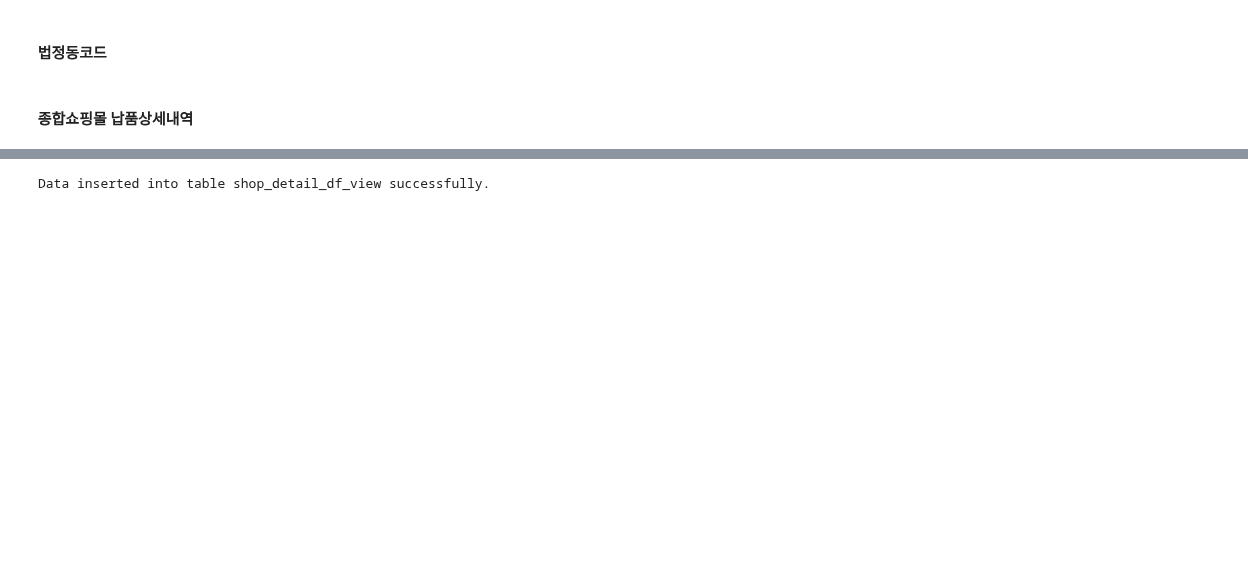
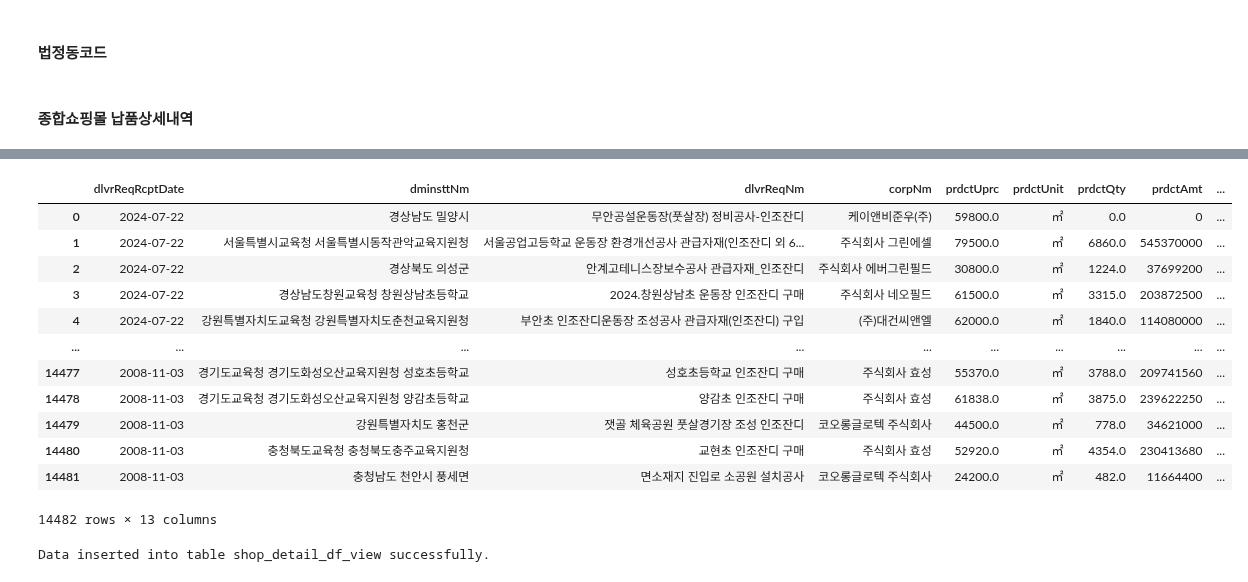
Before and after one commit to kkwann/mido_project, a Jupyter notebook: 1.Data_preprocessing_shop.ipynb, the cells around one changed output, grey strips where cells are left out. Cells and saved outputs as stored; diff of their text form; code cells hidden in the pictures; blank space fills up the shorter version.

```diff
--- a/1.Data_preprocessing_shop.ipynb
+++ b/1.Data_preprocessing_shop.ipynb
@@ -91,4 +91,4 @@ emd_code_list = list(chain(*chain(*dist_code_list)))
 # %% [markdown]
 #### 종합쇼핑몰 납품상세내역
 # %%
-all_shop_df = get_dataframe_from_bigquery('g2b', 'shop_detail_df_total', bigquerykey_path)
+all_shop_df = get_dataframe_from_bigquery('g2b', 'shop_detail_df_all', bigquerykey_path)
@@ -129,3 +120,19 @@ all_shop_df_fin.rename(columns=column_mapping, inplace=True)
+# %%
+all_shop_df_fin
+# %% [output]
+|  | dlvrReqRcptDate | dminsttNm | dlvrReqNm | corpNm | prdctUprc | prdctUnit | prdctQty | prdctAmt | ... |
+| 0 | 2024-07-22 | 경상남도 밀양시 | 무안공설운동장(풋살장) 정비공사-인조잔디 | 케이앤비준우(주) | 59800.0 | ㎡ | 0.0 | 0 | ... |
+| 1 | 2024-07-22 | 서울특별시교육청 서울특별시동작관악교육지원청 | 서울공업고등학교 운동장 환경개선공사 관급자재(인조잔디 외 6... | 주식회사 그린에셀 | 79500.0 | ㎡ | 6860.0 | 545370000 | ... |
+| 2 | 2024-07-22 | 경상북도 의성군 | 안계고테니스장보수공사 관급자재_인조잔디 | 주식회사 에버그린필드 | 30800.0 | ㎡ | 1224.0 | 37699200 | ... |
+| 3 | 2024-07-22 | 경상남도창원교육청 창원상남초등학교 | 2024.창원상남초 운동장 인조잔디 구매 | 주식회사 네오필드 | 61500.0 | ㎡ | 3315.0 | 203872500 | ... |
+| 4 | 2024-07-22 | 강원특별자치도교육청 강원특별자치도춘천교육지원청 | 부안초 인조잔디운동장 조성공사 관급자재(인조잔디) 구입 | (주)대건씨앤엘 | 62000.0 | ㎡ | 1840.0 | 114080000 | ... |
+| ... | ... | ... | ... | ... | ... | ... | ... | ... | ... |
+| 14477 | 2008-11-03 | 경기도교육청 경기도화성오산교육지원청 성호초등학교 | 성호초등학교 인조잔디 구매 | 주식회사 효성 | 55370.0 | ㎡ | 3788.0 | 209741560 | ... |
+| 14478 | 2008-11-03 | 경기도교육청 경기도화성오산교육지원청 양감초등학교 | 양감초 인조잔디 구매 | 주식회사 효성 | 61838.0 | ㎡ | 3875.0 | 239622250 | ... |
+| 14479 | 2008-11-03 | 강원특별자치도 홍천군 | 잿골 체육공원 풋살경기장 조성 인조잔디 | 코오롱글로텍 주식회사 | 44500.0 | ㎡ | 778.0 | 34621000 | ... |
+| 14480 | 2008-11-03 | 충청북도교육청 충청북도충주교육지원청 | 교현초 인조잔디 구매 | 주식회사 효성 | 52920.0 | ㎡ | 4354.0 | 230413680 | ... |
+| 14481 | 2008-11-03 | 충청남도 천안시 풍세면 | 면소재지 진입로 소공원 설치공사 | 코오롱글로텍 주식회사 | 24200.0 | ㎡ | 482.0 | 11664400 | ... |
+14482 rows × 13 columns
 # %%
 # 빅쿼리 적재
 save_dataframe_to_bigquery(all_shop_df_fin,'g2b','shop_detail_df_view',bigquerykey_path)
```
Also changed, not shown: parts of 4 cells of this notebook, 3 other files.
